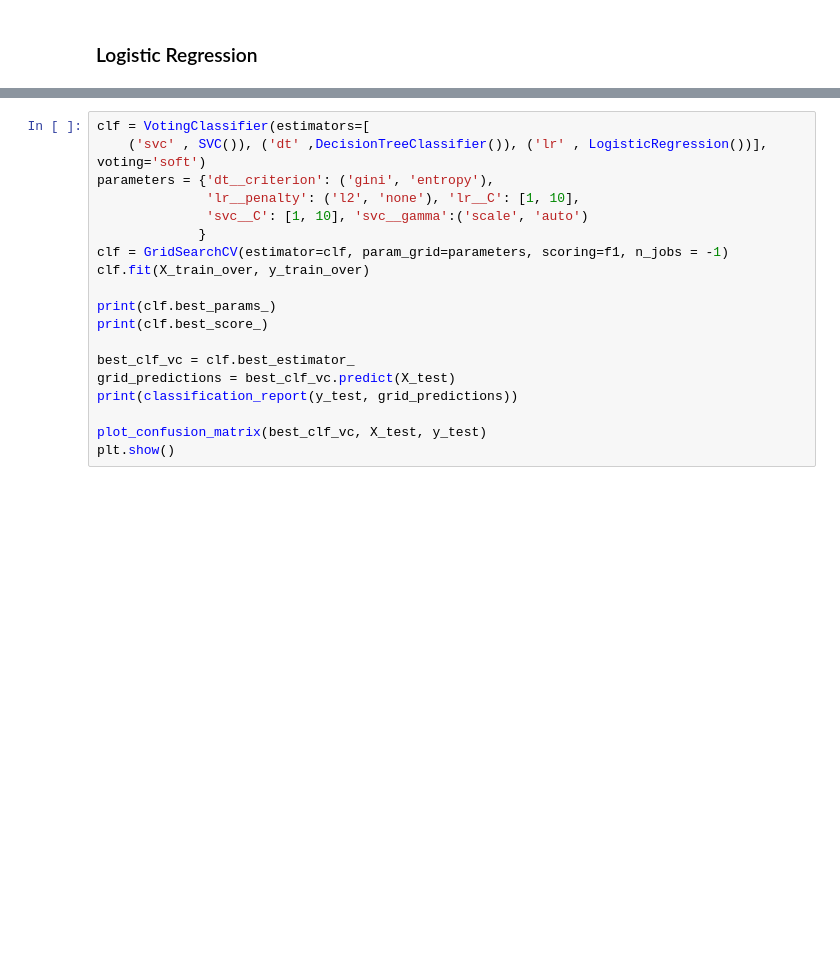
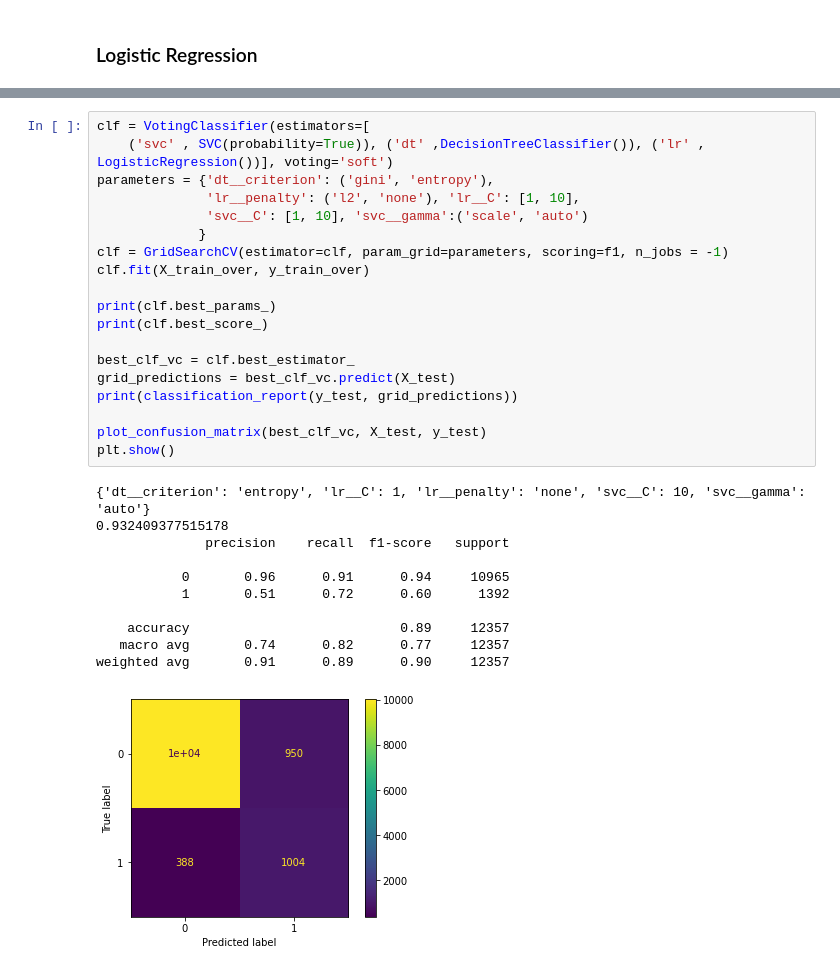
Before and after one commit to marek-dalida/bank-marketing-analysis, a Jupyter notebook: gridSearch.ipynb, the cells around one changed output, grey strips where cells are left out. Cells and saved outputs as stored; diff of their text form; blank space fills up the shorter version.

```diff
--- a/gridSearch.ipynb
+++ b/gridSearch.ipynb
@@ -367,19 +438,31 @@ plt.show()
 # %%
 clf = VotingClassifier(estimators=[
-    ('svc' , SVC()), ('dt' ,DecisionTreeClassifier()), ('lr' , LogisticRegression())], voting='soft')
+    ('svc' , SVC(probability=True)), ('dt' ,DecisionTreeClassifier()), ('lr' , LogisticRegression())], voting='soft')
 parameters = {'dt__criterion': ('gini', 'entropy'),
               'lr__penalty': ('l2', 'none'), 'lr__C': [1, 10],
               'svc__C': [1, 10], 'svc__gamma':('scale', 'auto')
              }
 clf = GridSearchCV(estimator=clf, param_grid=parameters, scoring=f1, n_jobs = -1)
 clf.fit(X_train_over, y_train_over)
 
 print(clf.best_params_)
 print(clf.best_score_)
 
 best_clf_vc = clf.best_estimator_
 grid_predictions = best_clf_vc.predict(X_test)
 print(classification_report(y_test, grid_predictions))
 
 plot_confusion_matrix(best_clf_vc, X_test, y_test)
 plt.show()
+# %% [output]
+{'dt__criterion': 'entropy', 'lr__C': 1, 'lr__penalty': 'none', 'svc__C': 10, 'svc__gamma': 'auto'}
+0.932409377515178
+              precision    recall  f1-score   support
+
+           0       0.96      0.91      0.94     10965
+           1       0.51      0.72      0.60      1392
+
+    accuracy                           0.89     12357
+   macro avg       0.74      0.82      0.77     12357
+weighted avg       0.91      0.89      0.90     12357
+[figure, added]
```
Also changed, not shown: parts of 10 cells of this notebook.
